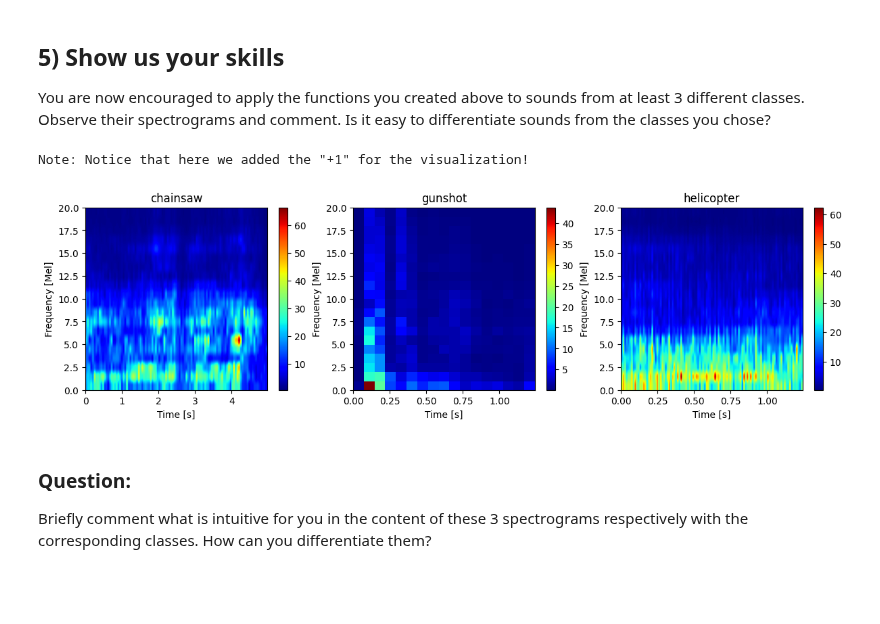
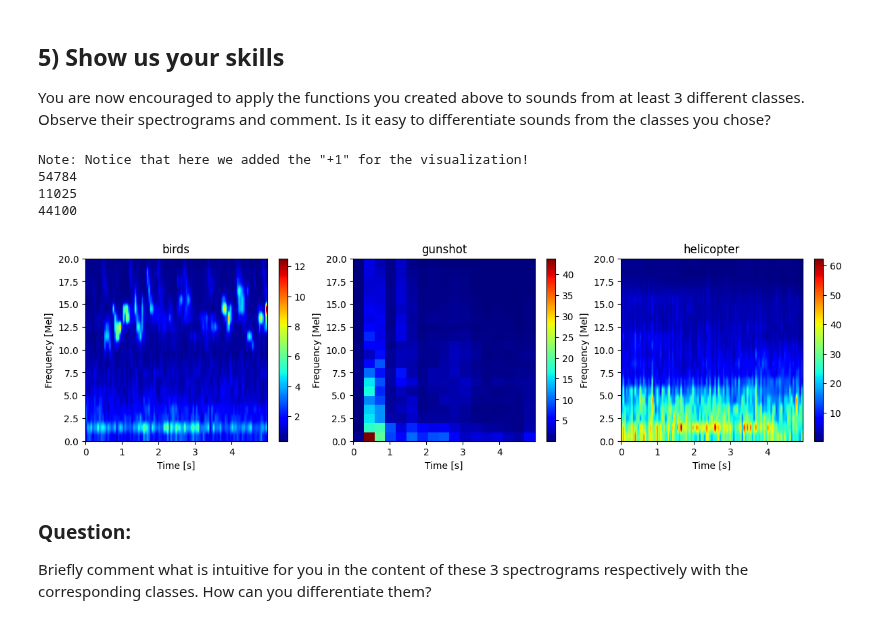
Before and after one commit to nderumier/LELEC210X, a Jupyter notebook: classification/h1_feature_vectors.ipynb, the cells around one changed output. Cells and saved outputs as stored; diff of their text form; code cells hidden in the pictures; blank space fills up the shorter version.

```diff
--- a/classification/h1_feature_vectors.ipynb
+++ b/classification/h1_feature_vectors.ipynb
@@ -467,38 +478,44 @@ You are now encouraged to apply the functions you created above to sounds from a
 # handsaw
 # helicopter
 
-sound1 = dataset["chainsaw", 5]
+sound1 = dataset["birds", 2]
 sound2 = dataset["gunshot", 10]
 sound3 = dataset["helicopter", 15]
 
 "Compute the melspecgrams"
-x1, fs_down = sf.read(sound1)
-x2, fs_down = sf.read(sound2)
-x3, fs_down = sf.read(sound3)
+x1, fs = sf.read(sound1)
+x2, fs = sf.read(sound2)
+x3, fs = sf.read(sound3)
 melspec1 = melspecgram(x1)
 melspec2 = melspecgram(x2)
 melspec3 = melspecgram(x3)
 
 print('Note: Notice that here we added the "+1" for the visualization!')
 
 "Plot"
 fig = plt.figure(figsize=(12, 3))
 ax1 = fig.add_axes([0.0, 0.0, 0.28, 0.9])
 ax2 = fig.add_axes([0.33, 0.0, 0.28, 0.9])
 ax3 = fig.add_axes([0.66, 0.0, 0.28, 0.9])
+print(len(y))
+print(fs_down)
+print(fs)
 plot_specgram(
     melspec1, ax=ax1, is_mel=True, title=get_cls_from_path(sound1), tf=len(y) / fs_down
 )
 plot_specgram(
     melspec2, ax=ax2, is_mel=True, title=get_cls_from_path(sound2), tf=len(y) / fs_down
 )
 plot_specgram(
     melspec3, ax=ax3, is_mel=True, title=get_cls_from_path(sound3), tf=len(y) / fs_down
 )
 plt.show()
 # %% [output]
 Note: Notice that here we added the "+1" for the visualization!
+54784
+11025
+44100
-[figure, old version]
+[figure, new version]
 # %% [markdown]
 ### Question:
 Briefly comment what is intuitive for you in the content of these 3 spectrograms respectively with the corresponding classes.
```
Also changed, not shown: parts of 2 cells of this notebook.
